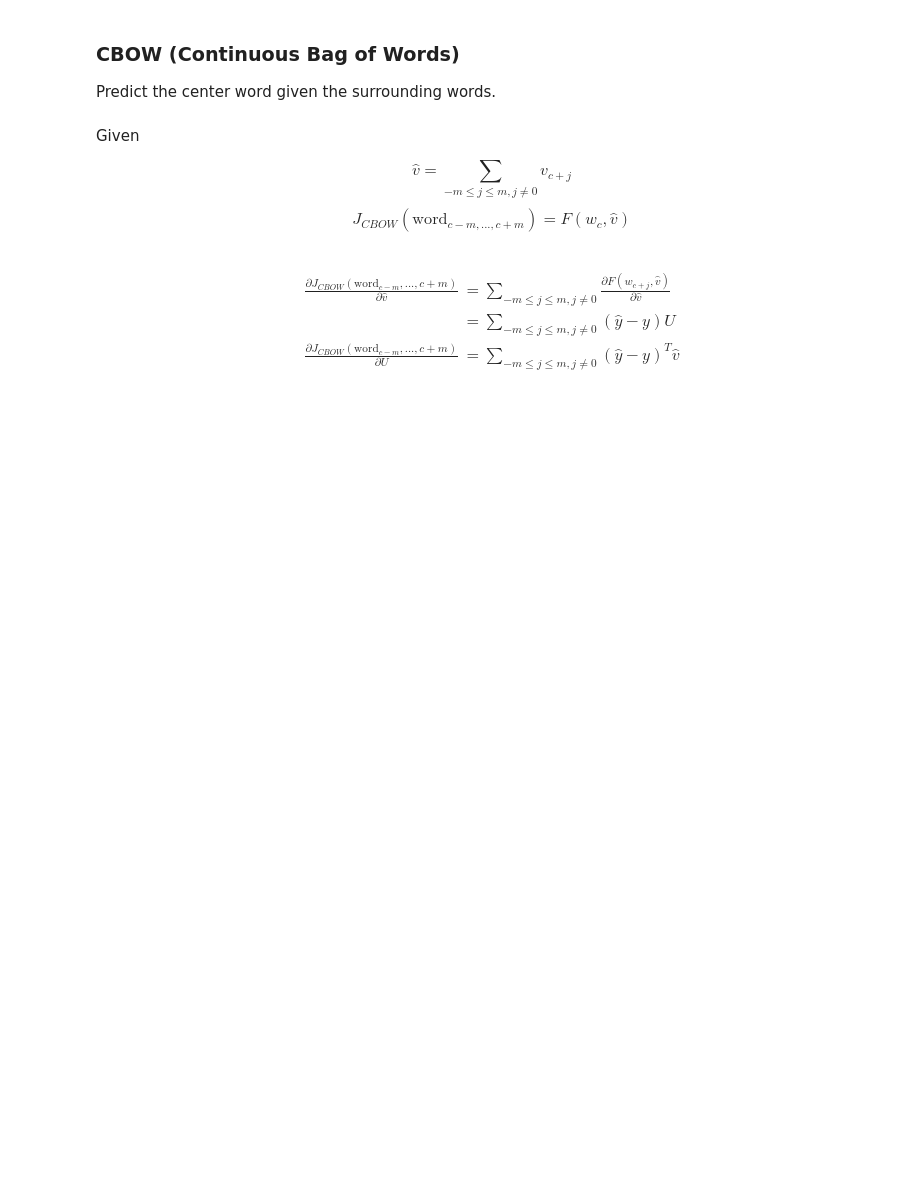
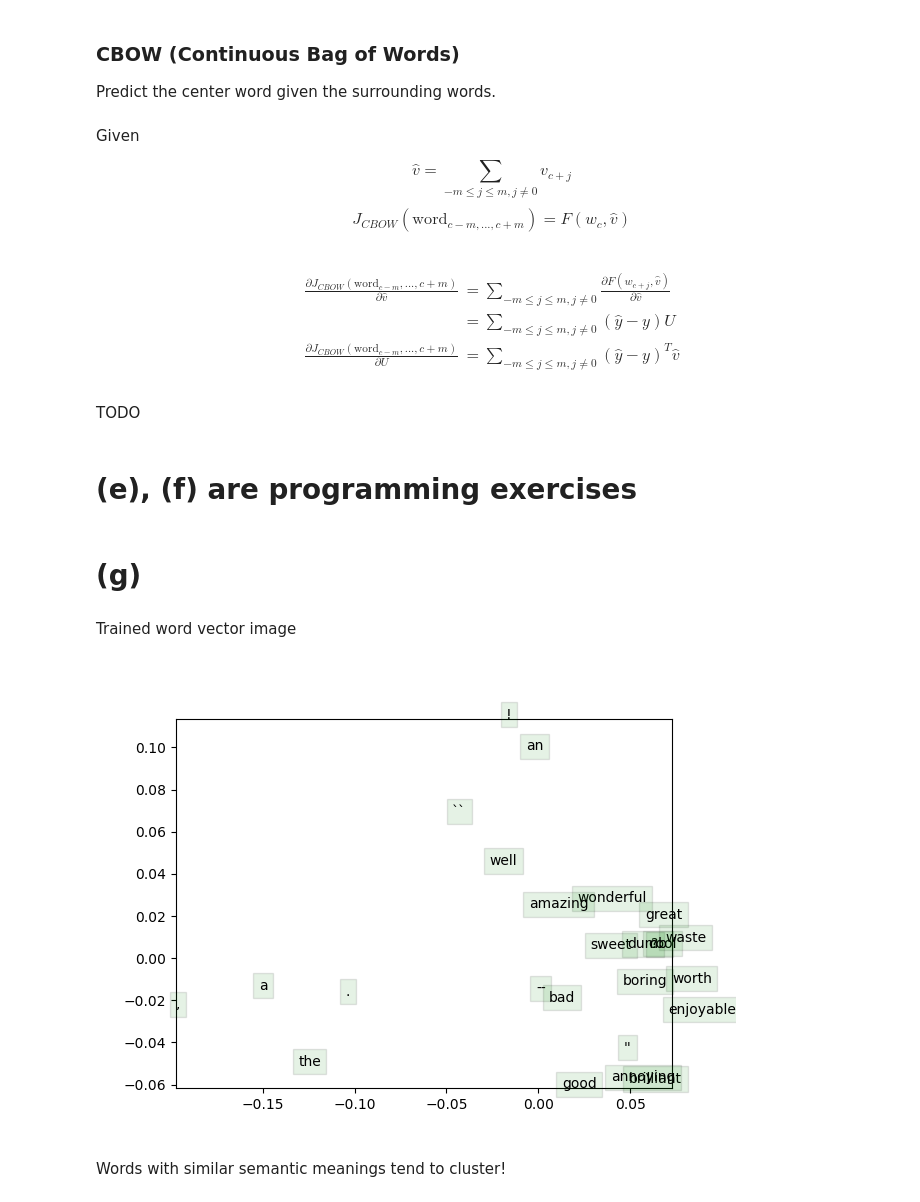
Before and after one commit to zyxue/stanford-cs224n, a Jupyter notebook: assignment1/3-word2vec.ipynb, the cells around one changed output. Cells and saved outputs as stored; diff of their text form; code cells hidden in the pictures; blank space fills up the shorter version.

```diff
--- a/assignment1/3-word2vec.ipynb
+++ b/assignment1/3-word2vec.ipynb
@@ -157,3 +159,9 @@ $$
 \frac {\partial J_{CBOW}(\mathrm{word}_{c-m}, ... ,{c+m})}{\partial U}
 &= \sum_{-m \le j \le m, j \ne 0} (\hat y - y)^T \hat v
  \end{align*}
+# %% [markdown]
+TODO
+# %% [markdown]
+# (e), (f) are programming exercises
+# %% [markdown]
+# (g)
@@ -159,0 +170,8 @@ $$
+# %% [markdown]
+Trained word vector image
+# %%
+Image('./q3_word_vectors.png')
+# %% [output]
+[figure, added]
+# %% [markdown]
+Words with similar semantic meanings tend to cluster!
```
Also changed, not shown: parts of 2 cells of this notebook, 1 other file.
